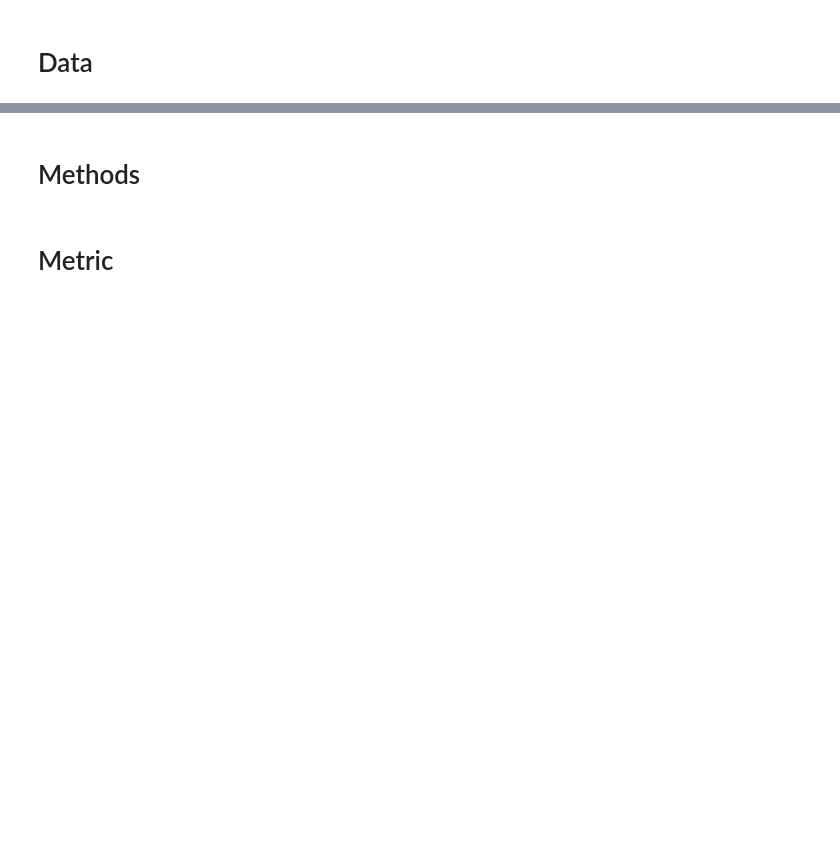
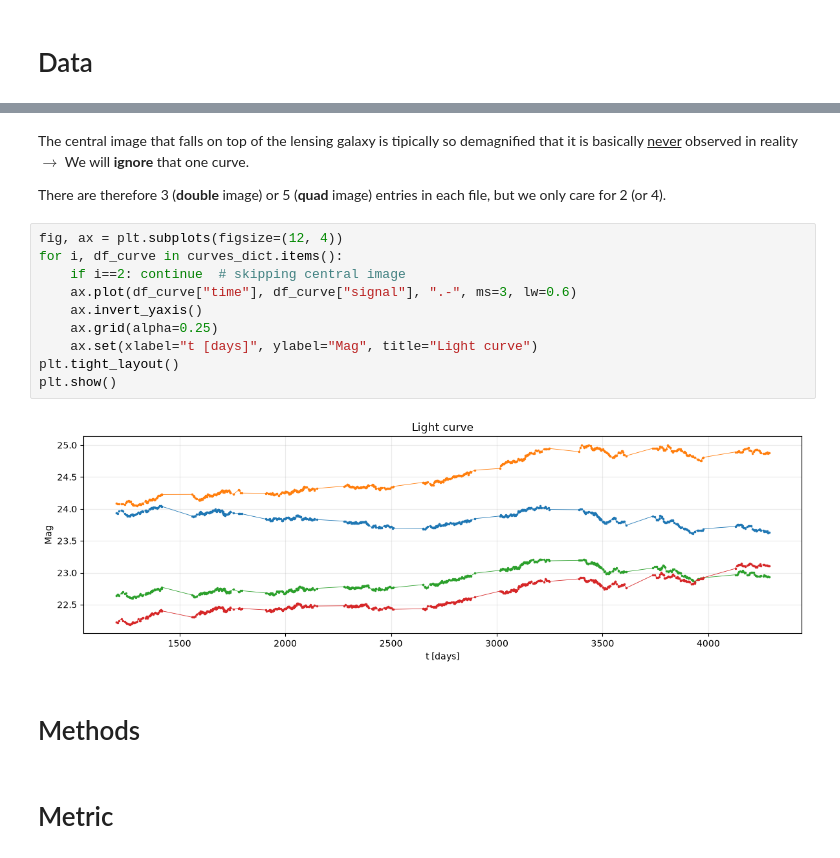
Before and after one commit to AstroStat-Academy/hackathon-1, a Jupyter notebook: challenge/challenge.ipynb, the cells around one changed output, grey strips where cells are left out. Drawn from its saved outputs; the diff is of its cells as text; blank space fills up the shorter version.

```diff
--- a/challenge/challenge.ipynb
+++ b/challenge/challenge.ipynb
@@ -68,3 +153,20 @@ plt.tight_layout(); plt.show()
+# %% [markdown]
+The central image that falls on top of the lensing galaxy is tipically so demagnified that it is basically
+<u>never</u> observed in reality $\rightarrow$ We will **ignore** that one curve.
+
+There are therefore 3 (**double** image) or 5 (**quad** image) entries in each file, but we only care for 2 (or 4).
+# %%
+fig, ax = plt.subplots(figsize=(12, 4))
+for i, df_curve in curves_dict.items():
+    if i==2: continue  # skipping central image
+    ax.plot(df_curve["time"], df_curve["signal"], ".-", ms=3, lw=0.6)
+    ax.invert_yaxis()
+    ax.grid(alpha=0.25)
+    ax.set(xlabel="t [days]", ylabel="Mag", title="Light curve")
+plt.tight_layout()
+plt.show()
+# %% [output]
+[figure, added]
 # %% [markdown]
 # Methods
 # %% [markdown]
```
Also changed, not shown: parts of 16 cells of this notebook, 1 other file.
